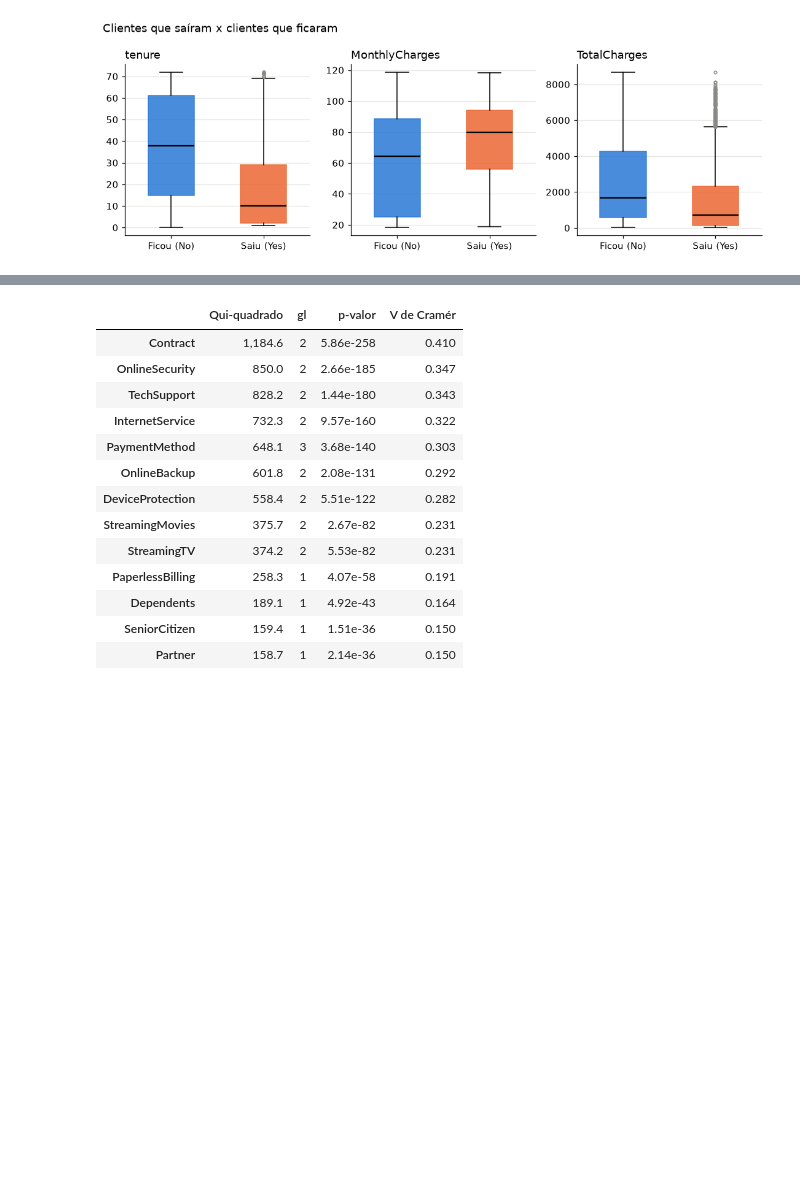
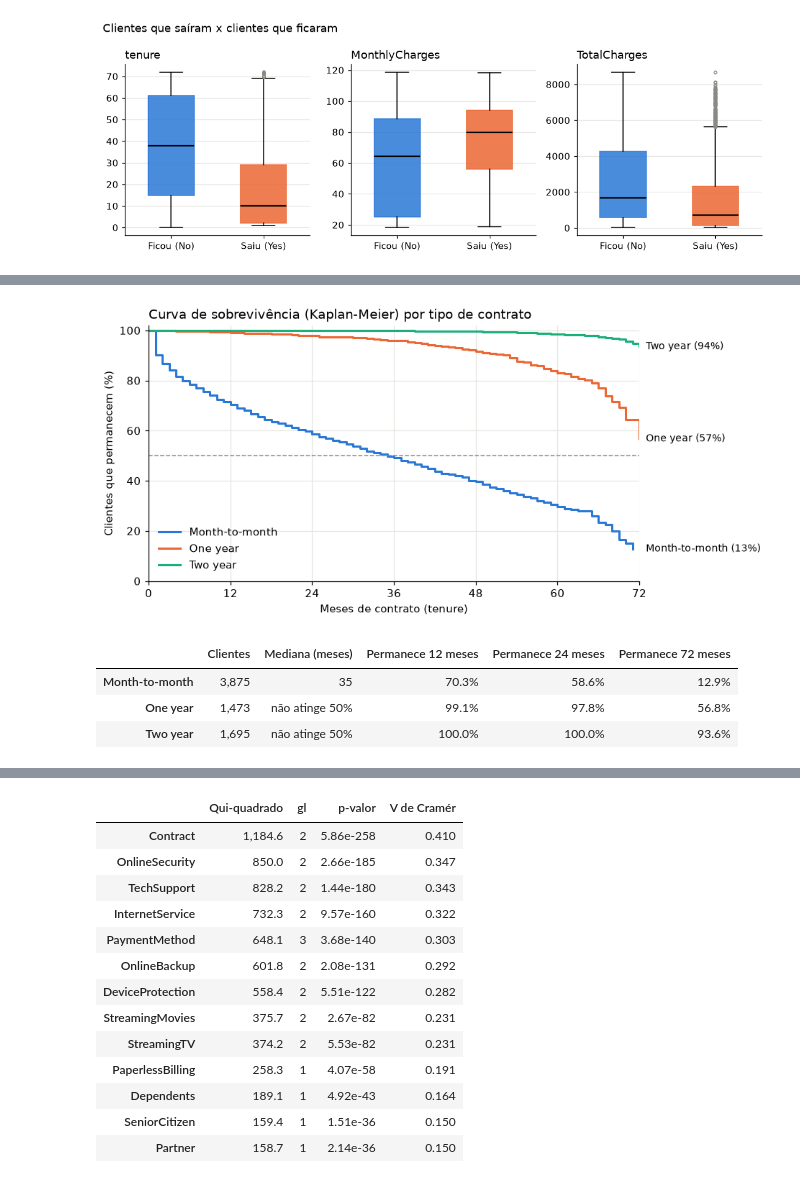
Before and after one commit to LorenzoNMachado/Customer-Churn, a Jupyter notebook: notebooks/analise_churn.ipynb, the cells around one changed output, grey strips where cells are left out. Saved outputs shown, nothing was run; the diff lists cells and outputs as text; code cells hidden in the pictures; blank space fills up the shorter version.

```diff
--- a/notebooks/analise_churn.ipynb
+++ b/notebooks/analise_churn.ipynb
@@ -270,0 +290,40 @@ Taxa geral de churn: 26.5%
+# %%
+tempo, evento = df['tenure'], df['Churn'] == 'Yes'
+cores = {'Month-to-month': AZUL, 'One year': LARANJA, 'Two year': VERDE}
+
+fig, ax = plt.subplots(figsize=(8, 4.2))
+resumo_sobrevivencia = {}
+for contrato, cor in cores.items():
+    m = df['Contract'] == contrato
+    curva = kaplan_meier(tempo[m], evento[m])
+    s = curva['Sobrevivência']
+    ax.step(s.index, s.values * 100, where='post', color=cor, linewidth=2, label=contrato)
+    ax.annotate(f'{contrato} ({s.iloc[-1]:.0%})', (72, s.iloc[-1] * 100), xytext=(6, 0),
+                textcoords='offset points', va='center', fontsize=9)
+    resumo_sobrevivencia[contrato] = {
+        'Clientes': int(m.sum()),
+        'Mediana (meses)': mediana_sobrevivencia(curva),
+        'Permanece 12 meses': s.asof(12),
+        'Permanece 24 meses': s.asof(24),
+        'Permanece 72 meses': s.asof(72),
+    }
+ax.axhline(50, color=CINZA, linestyle='--', linewidth=1)
+ax.set_xlim(0, 72)
+ax.set_ylim(0, 102)
+ax.set_xticks(range(0, 73, 12))
+ax.set_xlabel('Meses de contrato (tenure)')
+ax.set_ylabel('Clientes que permanecem (%)')
+ax.set_title('Curva de sobrevivência (Kaplan-Meier) por tipo de contrato', loc='left')
+ax.legend(loc='lower left', frameon=False)
+fig.savefig(f'{FIGURAS}/sobrevivencia_por_contrato.png', dpi=150, bbox_inches='tight')
+plt.show()
+
+fmt_pct = {c: '{:.1%}' for c in ['Permanece 12 meses', 'Permanece 24 meses', 'Permanece 72 meses']}
+display(pd.DataFrame(resumo_sobrevivencia).T.style.format({**fmt_pct, 'Clientes': '{:,.0f}', 'Mediana (meses)': '{:.0f}'},
+                                                            na_rep='não atinge 50%'))
+# %% [output]
+[figure, added]
+|  | Clientes | Mediana (meses) | Permanece 12 meses | Permanece 24 meses | Permanece 72 meses |
+| Month-to-month | 3,875 | 35 | 70.3% | 58.6% | 12.9% |
+| One year | 1,473 | não atinge 50% | 99.1% | 97.8% | 56.8% |
+| Two year | 1,695 | não atinge 50% | 100.0% | 100.0% | 93.6% |
```
Also changed, not shown: parts of 20 cells of this notebook, 11 other files.
